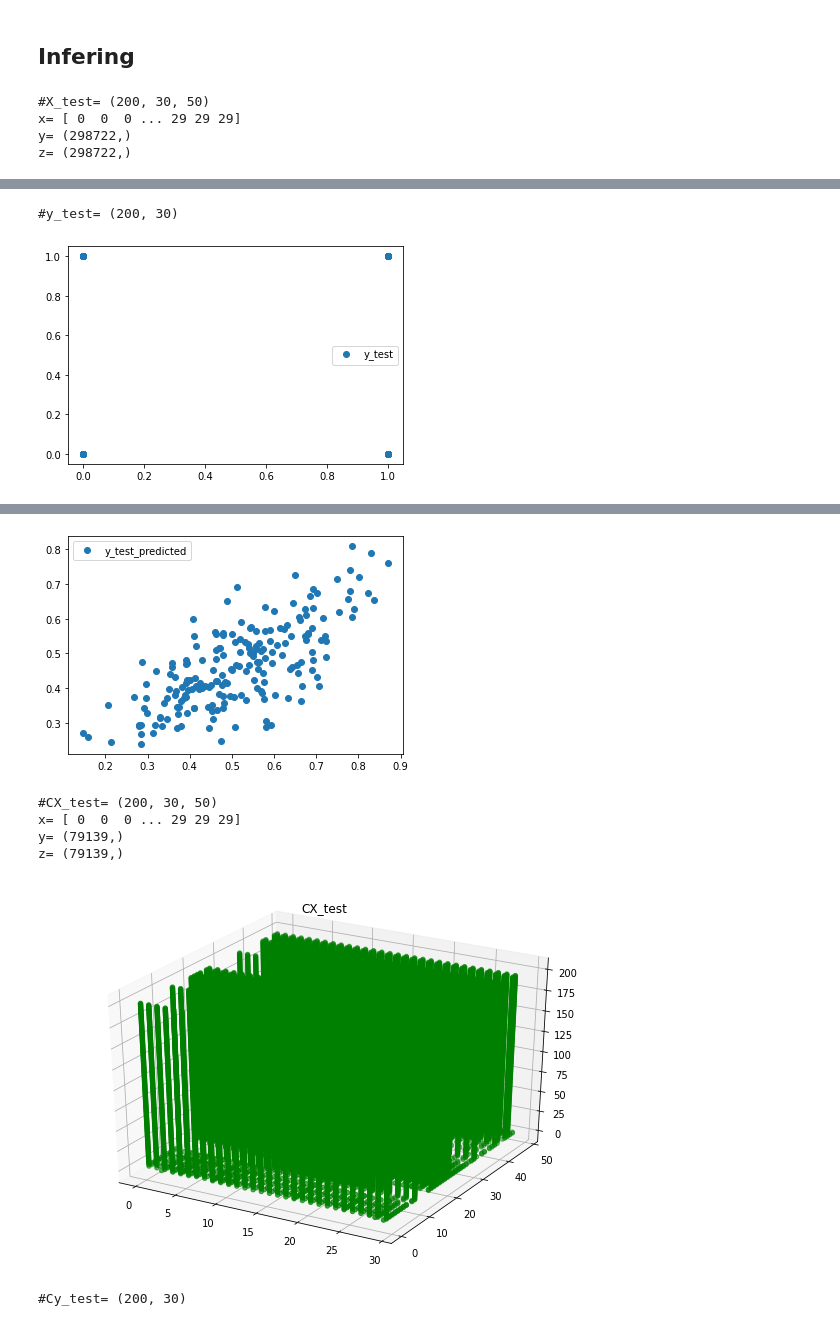
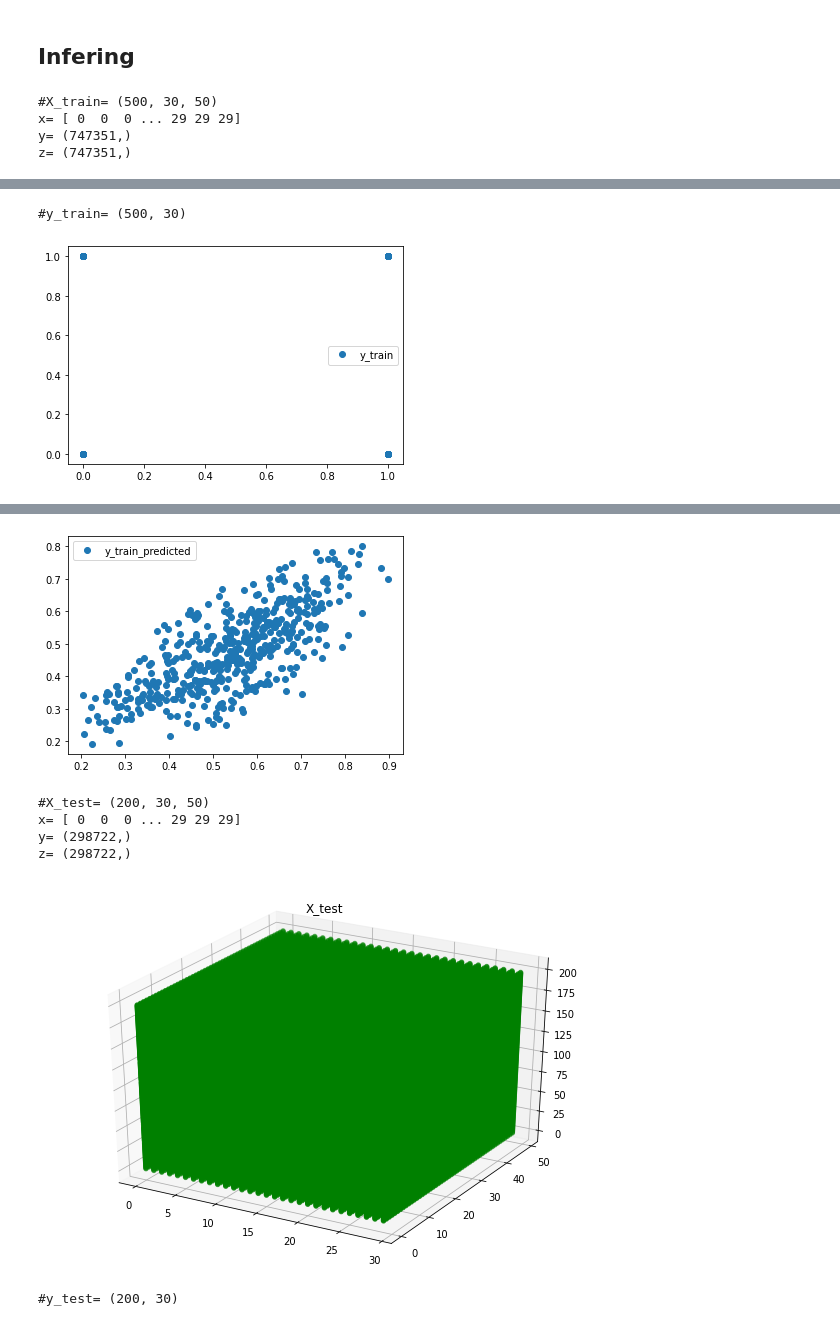
Before and after one commit to lifesboy/selks-lstm-data, a Jupyter notebook: SELKS_LSTM_Anomaly_model.ipynb, the cells around one changed output, grey strips where cells are left out. Cells and saved outputs as stored; diff of their text form; code cells hidden in the pictures.

```diff
--- a/SELKS_LSTM_Anomaly_model.ipynb
+++ b/SELKS_LSTM_Anomaly_model.ipynb
@@ -1434,21 +1434,32 @@ Epoch 10/10
 # %% [markdown]
 ## Infering
 # %%
+##############X_train
+show_scattered_3d(X_train, "X_train")
+show_scattered(y_train, "y_train")
+result=model8.predict(X_train)
+show_scattered(result, "y_train_predicted")
+
 show_scattered_3d(X_test, "X_test")
 show_scattered(y_test, "y_test")
 result=model8.predict(X_test)
 show_scattered(result, "y_test_predicted")
+##############CX_train
+show_scattered_3d(CX_train, "CX_train")
+show_scattered(Cy_train, "Cy_train")
+result=model8.predict(CX_train)
+show_scattered(result, "Cy_train_predicted")
 
 show_scattered_3d(CX_test, "CX_test")
 show_scattered(Cy_test, "Cy_test")
 result=model8.predict(CX_test)
 show_scattered(result, "Cy_test_predicted")
-
+##############CX_predict
 show_scattered_3d(CX_predict, "CX_predict")
 result=model8.predict(CX_predict)
 show_scattered(result, "Cy_predict")
 # %% [output]
-#X_test= (200, 30, 50)
+#X_train= (500, 30, 50)
 x= [ 0  0  0 ... 29 29 29]
-y= (298722,)
-z= (298722,)
+y= (747351,)
+z= (747351,)
@@ -1456,2 +1467,2 @@ z= (298722,)
-#y_test= (200, 30)
+#y_train= (500, 30)
-[figure, old version]
+[figure, new version]
@@ -1460,7 +1471,7 @@ z= (298722,)
-[figure, old version]
+[figure, new version]
-#CX_test= (200, 30, 50)
+#X_test= (200, 30, 50)
 x= [ 0  0  0 ... 29 29 29]
-y= (79139,)
-z= (79139,)
+y= (298722,)
+z= (298722,)
-[figure, old version]
+[figure, new version]
-#Cy_test= (200, 30)
+#y_test= (200, 30)
```
Also changed, not shown: parts of 1 cell of this notebook.
